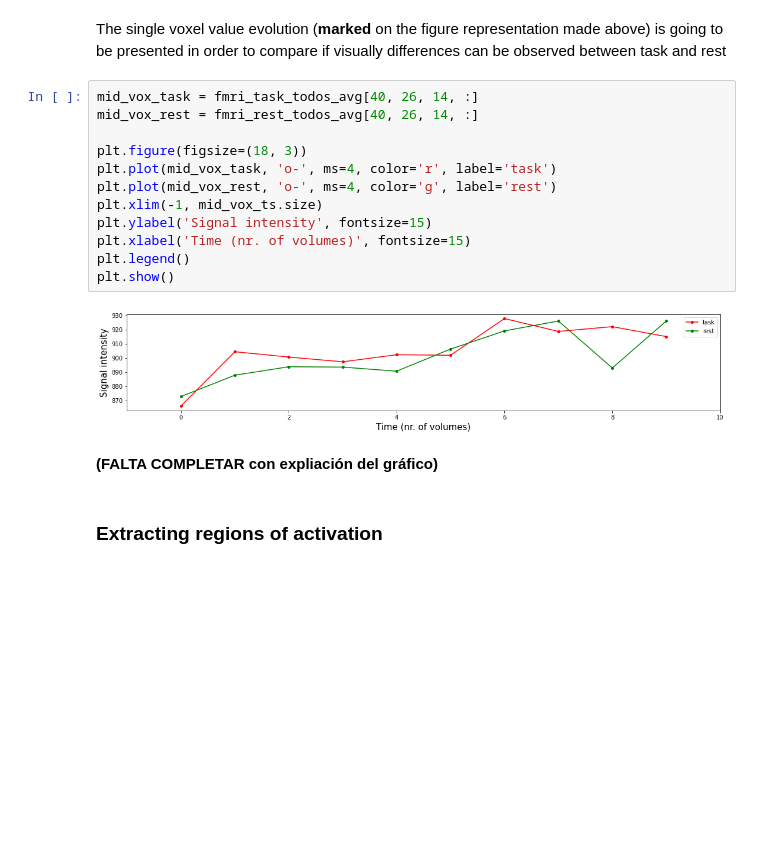
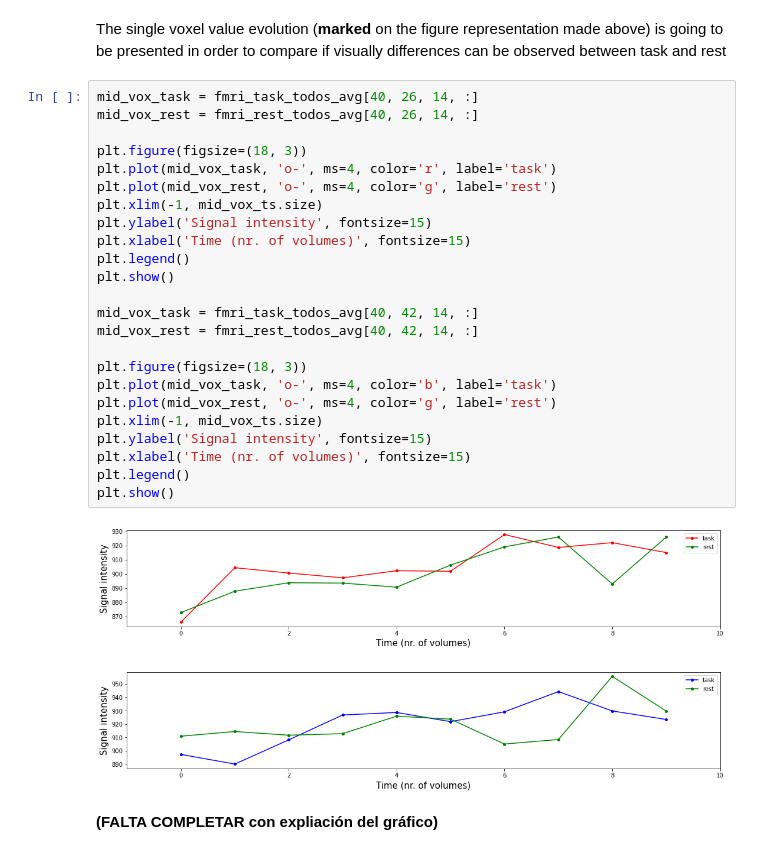
Before and after one commit to mrpotato180/final_project_neuroim, a Jupyter notebook: fMRI-EEG-Victor_Julia_Ernest_Alex.ipynb, the cells around one changed output. Cells and saved outputs as stored; diff of their text form; blank space fills up the shorter version.

```diff
--- a/fMRI-EEG-Victor_Julia_Ernest_Alex.ipynb
+++ b/fMRI-EEG-Victor_Julia_Ernest_Alex.ipynb
@@ -216,18 +218,29 @@ The single voxel value evolution (__marked__ on the figure representation made a
 # %%
 mid_vox_task = fmri_task_todos_avg[40, 26, 14, :]
 mid_vox_rest = fmri_rest_todos_avg[40, 26, 14, :]
 
 plt.figure(figsize=(18, 3))
 plt.plot(mid_vox_task, 'o-', ms=4, color='r', label='task')
 plt.plot(mid_vox_rest, 'o-', ms=4, color='g', label='rest')
 plt.xlim(-1, mid_vox_ts.size)
 plt.ylabel('Signal intensity', fontsize=15)
 plt.xlabel('Time (nr. of volumes)', fontsize=15)
 plt.legend()
 plt.show()
+
+mid_vox_task = fmri_task_todos_avg[40, 42, 14, :]
+mid_vox_rest = fmri_rest_todos_avg[40, 42, 14, :]
+
+plt.figure(figsize=(18, 3))
+plt.plot(mid_vox_task, 'o-', ms=4, color='b', label='task')
+plt.plot(mid_vox_rest, 'o-', ms=4, color='g', label='rest')
+plt.xlim(-1, mid_vox_ts.size)
+plt.ylabel('Signal intensity', fontsize=15)
+plt.xlabel('Time (nr. of volumes)', fontsize=15)
+plt.legend()
+plt.show()
 # %% [output]
 [figure]
+[figure, added]
 # %% [markdown]
 __(FALTA COMPLETAR con expliación del gráfico)__
-# %% [markdown]
-### Extracting regions of activation
```
Also changed, not shown: parts of 16 cells of this notebook.
